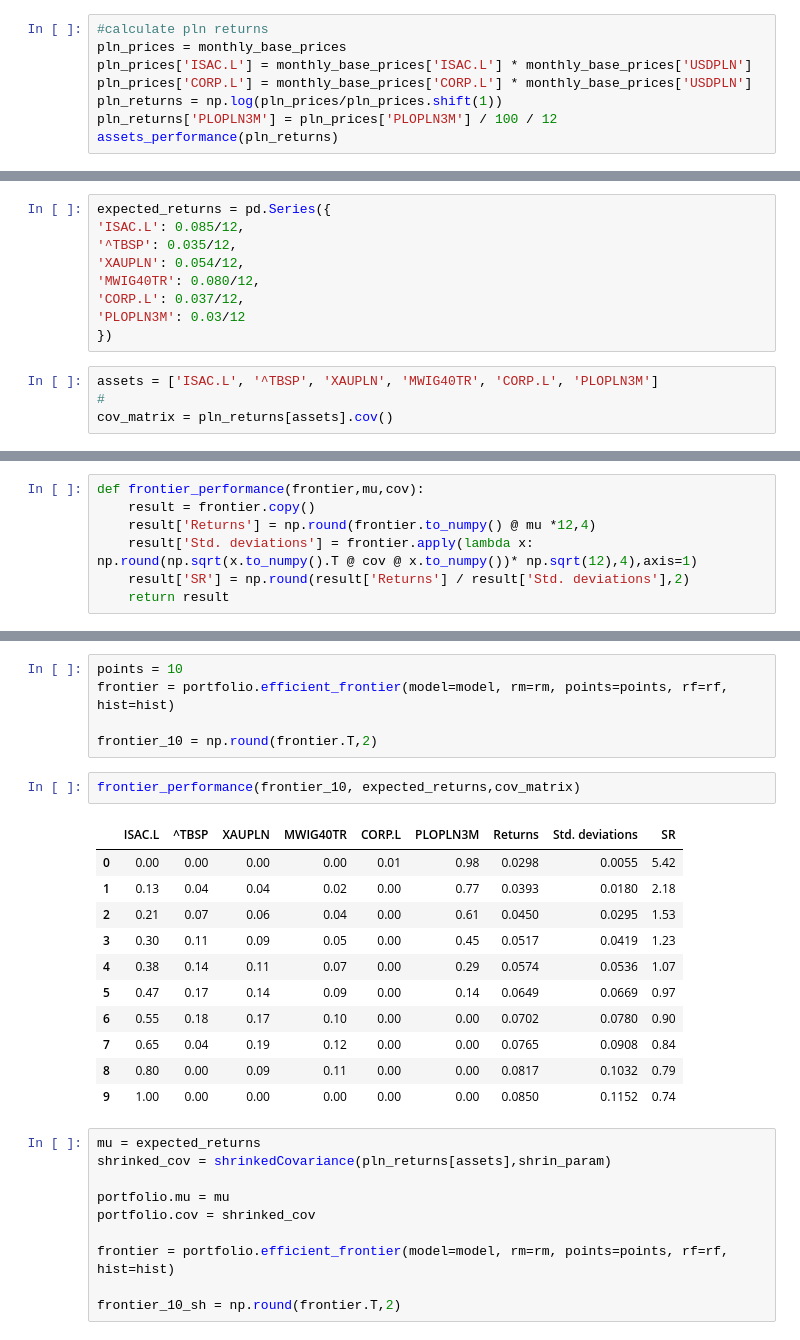
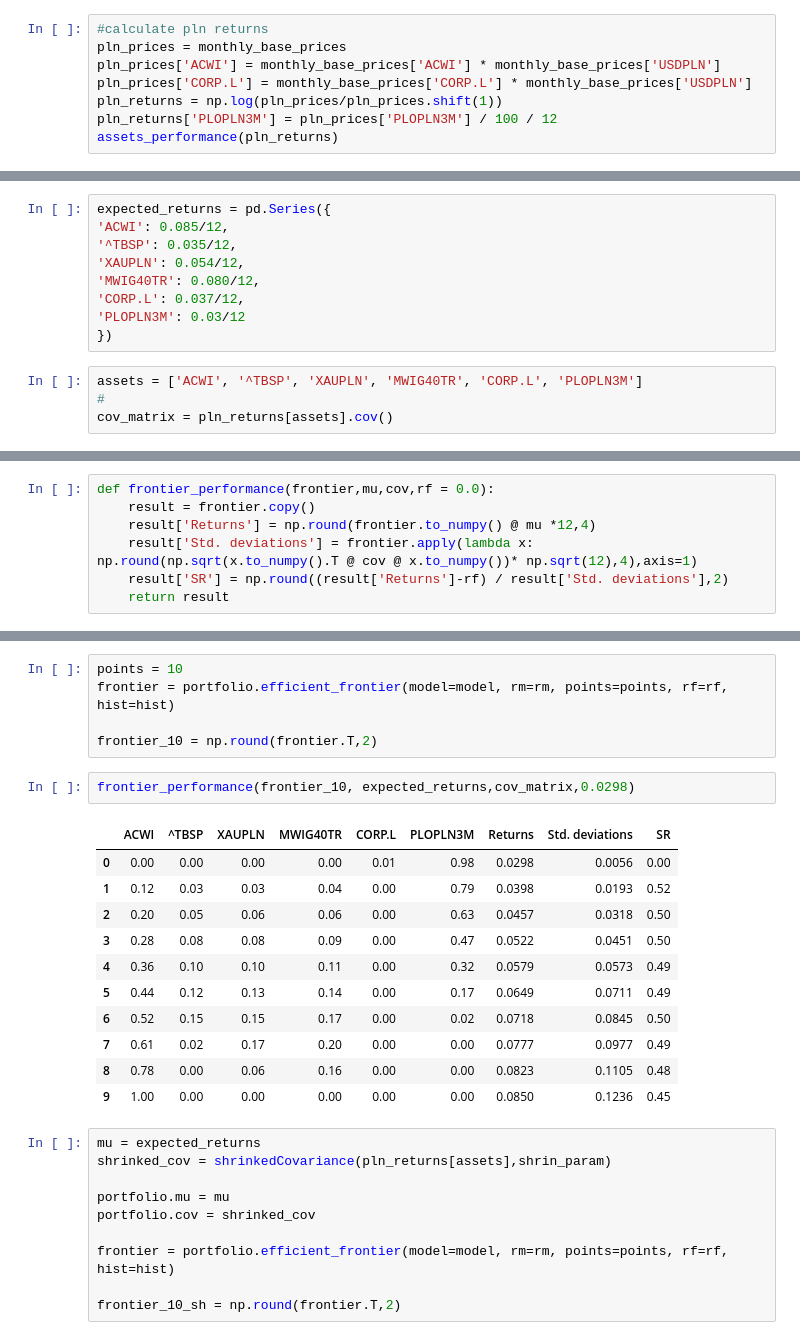
Before and after one commit to msz13/Goal-Based-Investing, a Jupyter notebook: esg/preproccessing.ipynb, the cells around one changed output, grey strips where cells are left out. Saved outputs shown, nothing was run; the diff lists cells and outputs as text.

```diff
--- a/esg/preproccessing.ipynb
+++ b/esg/preproccessing.ipynb
@@ -90,7 +90,7 @@ monthly_base_returns.corr()
 # %%
 #calculate pln returns
 pln_prices = monthly_base_prices
-pln_prices['ISAC.L'] = monthly_base_prices['ISAC.L'] * monthly_base_prices['USDPLN']
+pln_prices['ACWI'] = monthly_base_prices['ACWI'] * monthly_base_prices['USDPLN']
 pln_prices['CORP.L'] = monthly_base_prices['CORP.L'] * monthly_base_prices['USDPLN']
 pln_returns = np.log(pln_prices/pln_prices.shift(1))
 pln_returns['PLOPLN3M'] = pln_prices['PLOPLN3M'] / 100 / 12
@@ -129,7 +129,7 @@ CORP.L      0.007807
 dtype: float64
 # %%
 expected_returns = pd.Series({
-'ISAC.L': 0.085/12,
+'ACWI': 0.085/12,
 '^TBSP': 0.035/12,
 'XAUPLN': 0.054/12,
 'MWIG40TR': 0.080/12,
@@ -137,7 +137,7 @@ expected_returns = pd.Series({
 'PLOPLN3M': 0.03/12
 })
 # %%
-assets = ['ISAC.L', '^TBSP', 'XAUPLN', 'MWIG40TR', 'CORP.L', 'PLOPLN3M']
+assets = ['ACWI', '^TBSP', 'XAUPLN', 'MWIG40TR', 'CORP.L', 'PLOPLN3M']
 #
 cov_matrix = pln_returns[assets].cov()
 # %% [markdown]
@@ -174,10 +174,10 @@ display(np.round(w.T,2))
 | weights | 1.0 | 0.0 | 0.0 | 0.0 | 0.0 | 0.0 |
 # %%
-def frontier_performance(frontier,mu,cov):
+def frontier_performance(frontier,mu,cov,rf = 0.0):
     result = frontier.copy()
     result['Returns'] = np.round(frontier.to_numpy() @ mu *12,4)
     result['Std. deviations'] = frontier.apply(lambda x: np.round(np.sqrt(x.to_numpy().T @ cov @ x.to_numpy())* np.sqrt(12),4),axis=1)
-    result['SR'] = np.round(result['Returns'] / result['Std. deviations'],2)
+    result['SR'] = np.round((result['Returns']-rf) / result['Std. deviations'],2)
     return result
 # %%
 def shrinkedCovariance(returns: pd.DataFrame, w: int):
@@ -194,19 +194,19 @@ frontier = portfolio.efficient_frontier(model=model, rm=rm, points=points, rf=rf
 
 frontier_10 = np.round(frontier.T,2)
 # %%
-frontier_performance(frontier_10, expected_returns,cov_matrix)
+frontier_performance(frontier_10, expected_returns,cov_matrix,0.0298)
 # %% [output]
-|  | ISAC.L | ^TBSP | XAUPLN | MWIG40TR | CORP.L | PLOPLN3M | Returns | Std. deviations | SR |
-| 0 | 0.00 | 0.00 | 0.00 | 0.00 | 0.01 | 0.98 | 0.0298 | 0.0055 | 5.42 |
-| 1 | 0.13 | 0.04 | 0.04 | 0.02 | 0.00 | 0.77 | 0.0393 | 0.0180 | 2.18 |
-| 2 | 0.21 | 0.07 | 0.06 | 0.04 | 0.00 | 0.61 | 0.0450 | 0.0295 | 1.53 |
-| 3 | 0.30 | 0.11 | 0.09 | 0.05 | 0.00 | 0.45 | 0.0517 | 0.0419 | 1.23 |
-| 4 | 0.38 | 0.14 | 0.11 | 0.07 | 0.00 | 0.29 | 0.0574 | 0.0536 | 1.07 |
-| 5 | 0.47 | 0.17 | 0.14 | 0.09 | 0.00 | 0.14 | 0.0649 | 0.0669 | 0.97 |
-| 6 | 0.55 | 0.18 | 0.17 | 0.10 | 0.00 | 0.00 | 0.0702 | 0.0780 | 0.90 |
-| 7 | 0.65 | 0.04 | 0.19 | 0.12 | 0.00 | 0.00 | 0.0765 | 0.0908 | 0.84 |
-| 8 | 0.80 | 0.00 | 0.09 | 0.11 | 0.00 | 0.00 | 0.0817 | 0.1032 | 0.79 |
-| 9 | 1.00 | 0.00 | 0.00 | 0.00 | 0.00 | 0.00 | 0.0850 | 0.1152 | 0.74 |
+|  | ACWI | ^TBSP | XAUPLN | MWIG40TR | CORP.L | PLOPLN3M | Returns | Std. deviations | SR |
+| 0 | 0.00 | 0.00 | 0.00 | 0.00 | 0.01 | 0.98 | 0.0298 | 0.0056 | 0.00 |
+| 1 | 0.12 | 0.03 | 0.03 | 0.04 | 0.00 | 0.79 | 0.0398 | 0.0193 | 0.52 |
+| 2 | 0.20 | 0.05 | 0.06 | 0.06 | 0.00 | 0.63 | 0.0457 | 0.0318 | 0.50 |
+| 3 | 0.28 | 0.08 | 0.08 | 0.09 | 0.00 | 0.47 | 0.0522 | 0.0451 | 0.50 |
+| 4 | 0.36 | 0.10 | 0.10 | 0.11 | 0.00 | 0.32 | 0.0579 | 0.0573 | 0.49 |
+| 5 | 0.44 | 0.12 | 0.13 | 0.14 | 0.00 | 0.17 | 0.0649 | 0.0711 | 0.49 |
+| 6 | 0.52 | 0.15 | 0.15 | 0.17 | 0.00 | 0.02 | 0.0718 | 0.0845 | 0.50 |
+| 7 | 0.61 | 0.02 | 0.17 | 0.20 | 0.00 | 0.00 | 0.0777 | 0.0977 | 0.49 |
+| 8 | 0.78 | 0.00 | 0.06 | 0.16 | 0.00 | 0.00 | 0.0823 | 0.1105 | 0.48 |
+| 9 | 1.00 | 0.00 | 0.00 | 0.00 | 0.00 | 0.00 | 0.0850 | 0.1236 | 0.45 |
 # %%
 mu = expected_returns
 shrinked_cov = shrinkedCovariance(pln_returns[assets],shrin_param)
```
Also changed, not shown: parts of 41 cells of this notebook, 3 other files.
